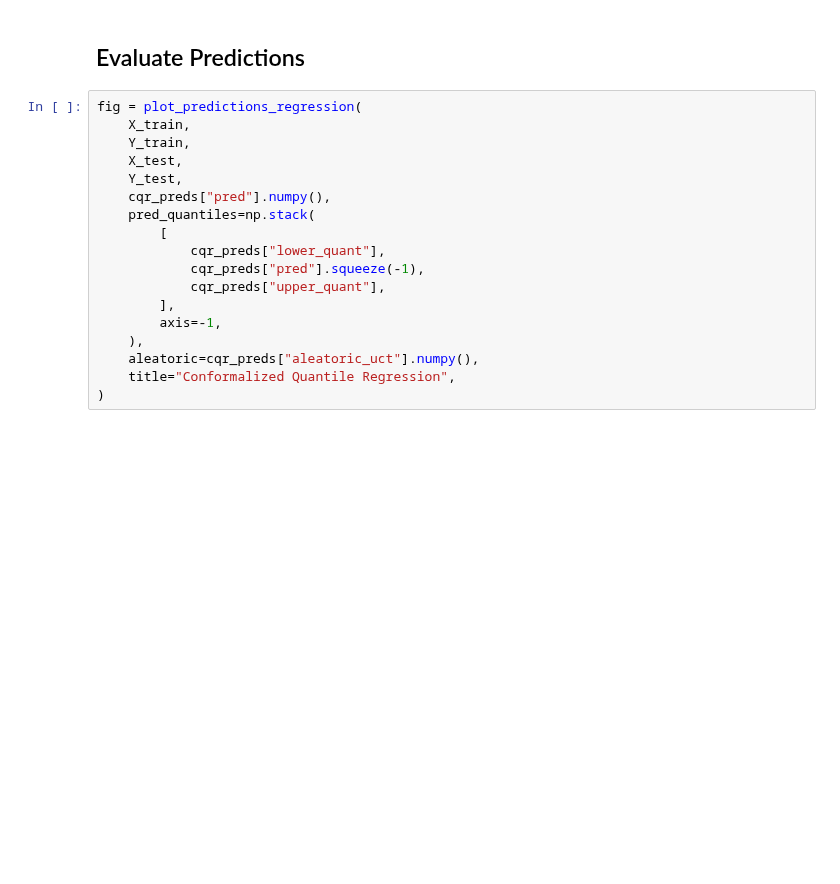
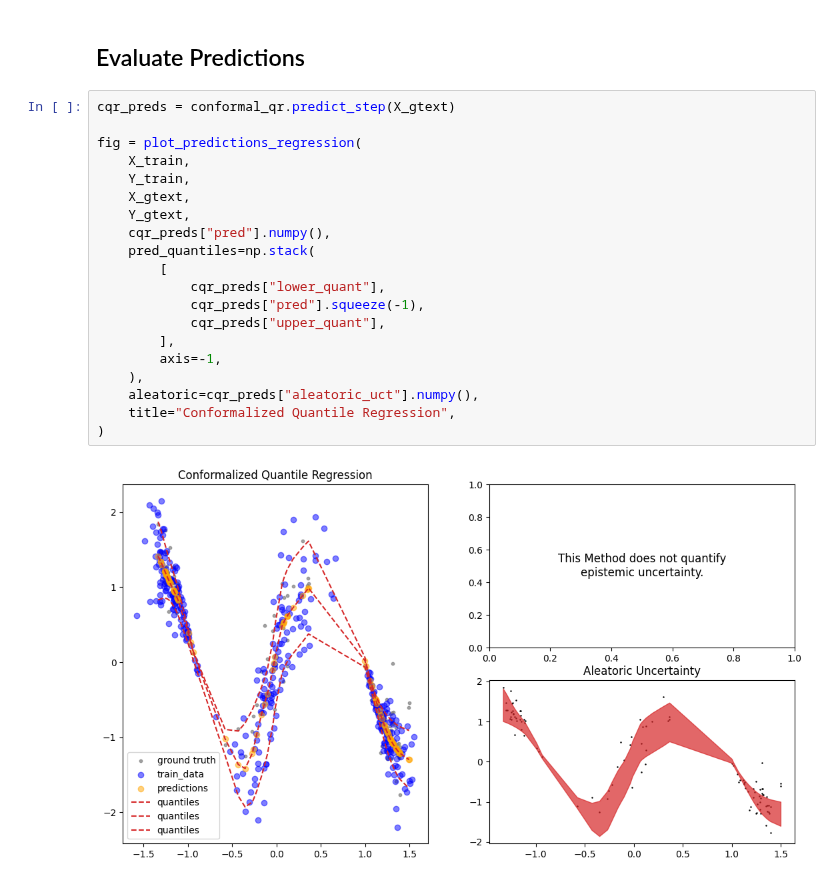
Before and after one commit to lightning-uq-box/lightning-uq-box, a Jupyter notebook: docs/tutorials/regression/conformal_qr.ipynb, the cells around one changed output. Saved outputs shown, nothing was run; the diff lists cells and outputs as text; blank space fills up the shorter version.

```diff
--- a/docs/tutorials/regression/conformal_qr.ipynb
+++ b/docs/tutorials/regression/conformal_qr.ipynb
@@ -193,21 +306,25 @@ print(
 # %% [markdown]
 ## Evaluate Predictions
 # %%
+cqr_preds = conformal_qr.predict_step(X_gtext)
+
 fig = plot_predictions_regression(
     X_train,
     Y_train,
-    X_test,
-    Y_test,
+    X_gtext,
+    Y_gtext,
     cqr_preds["pred"].numpy(),
     pred_quantiles=np.stack(
         [
             cqr_preds["lower_quant"],
             cqr_preds["pred"].squeeze(-1),
             cqr_preds["upper_quant"],
         ],
         axis=-1,
     ),
     aleatoric=cqr_preds["aleatoric_uct"].numpy(),
     title="Conformalized Quantile Regression",
 )
+# %% [output]
+[figure, added]
 # %%
```
Also changed, not shown: parts of 15 cells of this notebook, 15 other files.
